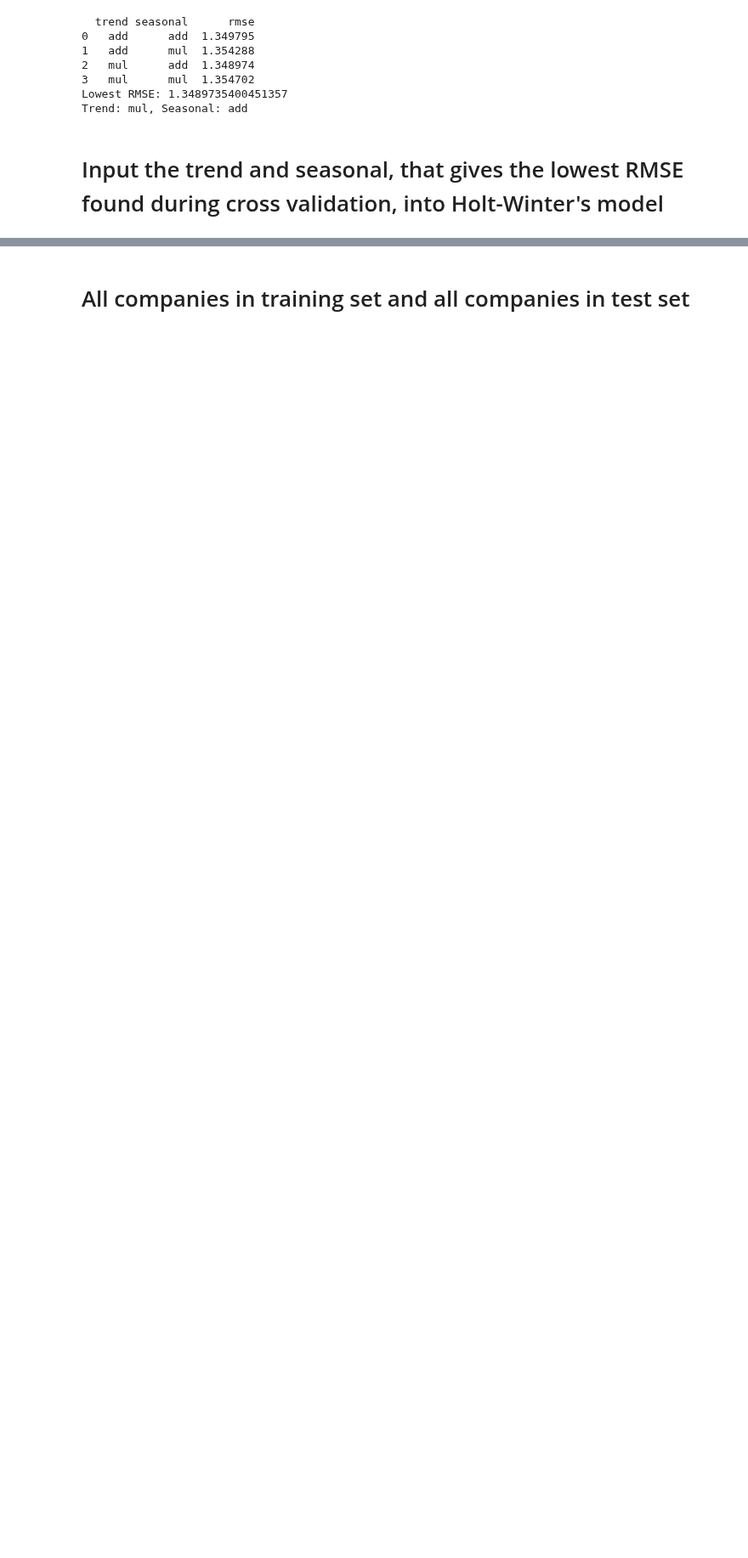
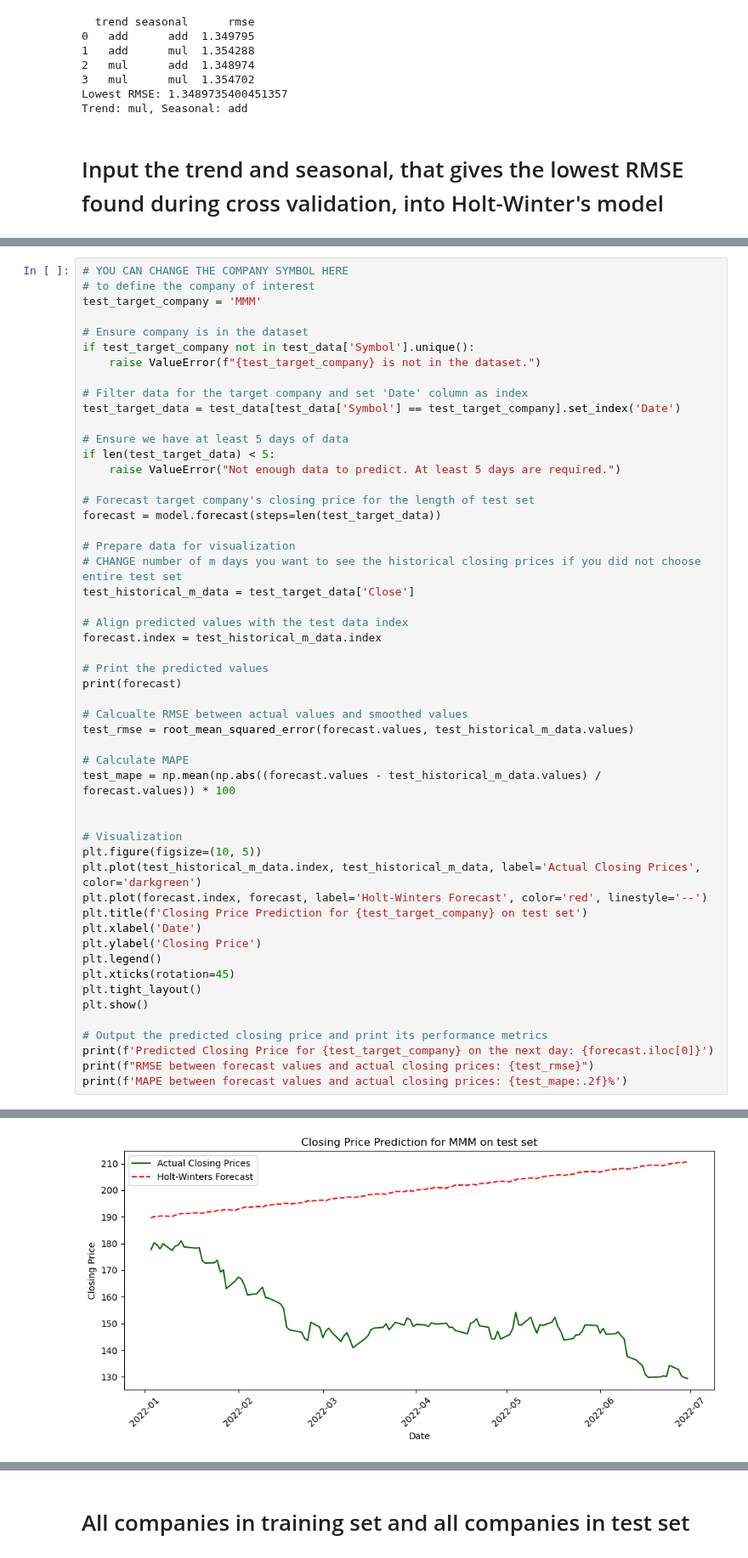
Before and after one commit to yothisisash/IT1244-Stock-Market, a Jupyter notebook: holt_winters_all_and_some_companies_v2.ipynb, the cells around one changed output, grey strips where cells are left out. Shown at 85% size. Drawn from its saved outputs; the diff is of its cells as text; blank space fills up the shorter version.

```diff
--- a/holt_winters_all_and_some_companies_v2.ipynb
+++ b/holt_winters_all_and_some_companies_v2.ipynb
@@ -301,0 +211,53 @@ MAPE between smoothed values and actual closing prices: 1.19%
+# %%
+# YOU CAN CHANGE THE COMPANY SYMBOL HERE
+# to define the company of interest
+test_target_company = 'MMM'
+
+# Ensure company is in the dataset
+if test_target_company not in test_data['Symbol'].unique():
+    raise ValueError(f"{test_target_company} is not in the dataset.")
+
+# Filter data for the target company and set 'Date' column as index
+test_target_data = test_data[test_data['Symbol'] == test_target_company].set_index('Date')
+
+# Ensure we have at least 5 days of data
+if len(test_target_data) < 5:
+    raise ValueError("Not enough data to predict. At least 5 days are required.")
+
+# Forecast target company's closing price for the length of test set
+forecast = model.forecast(steps=len(test_target_data))
+
+# Prepare data for visualization
+# CHANGE number of m days you want to see the historical closing prices if you did not choose entire test set
+test_historical_m_data = test_target_data['Close']
+
+# Align predicted values with the test data index
+forecast.index = test_historical_m_data.index
+
+# Print the predicted values
+print(forecast)
+
+# Calcualte RMSE between actual values and smoothed values
+test_rmse = root_mean_squared_error(forecast.values, test_historical_m_data.values)
+
+# Calculate MAPE
+test_mape = np.mean(np.abs((forecast.values - test_historical_m_data.values) / forecast.values)) * 100
+
+
+# Visualization
+plt.figure(figsize=(10, 5))
+plt.plot(test_historical_m_data.index, test_historical_m_data, label='Actual Closing Prices', color='darkgreen')
+plt.plot(forecast.index, forecast, label='Holt-Winters Forecast', color='red', linestyle='--')
+plt.title(f'Closing Price Prediction for {test_target_company} on test set')
+plt.xlabel('Date')
+plt.ylabel('Closing Price')
+plt.legend()
+plt.xticks(rotation=45)
+plt.tight_layout()
+plt.show()
+
+# Output the predicted closing price and print its performance metrics
+print(f'Predicted Closing Price for {test_target_company} on the next day: {forecast.iloc[0]}')
+print(f"RMSE between forecast values and actual closing prices: {test_rmse}")
+print(f'MAPE between forecast values and actual closing prices: {test_mape:.2f}%')
+# %% [output]
@@ -301,0 +277 @@ MAPE between smoothed values and actual closing prices: 1.19%
+[figure, added]
```
Also changed, not shown: parts of 28 cells of this notebook, 1 other file.
